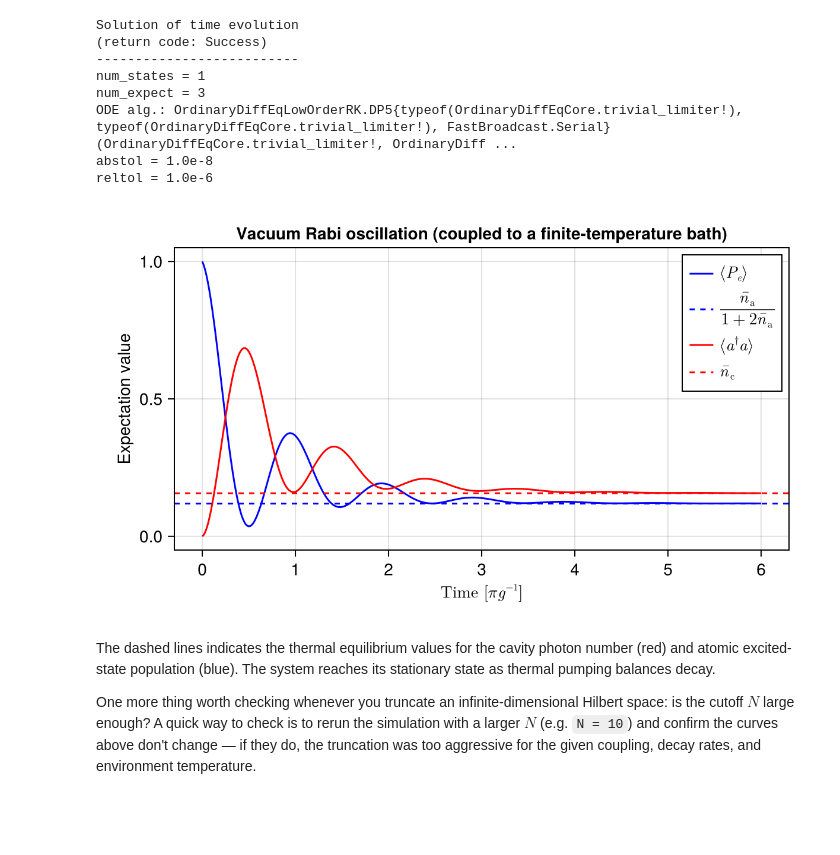
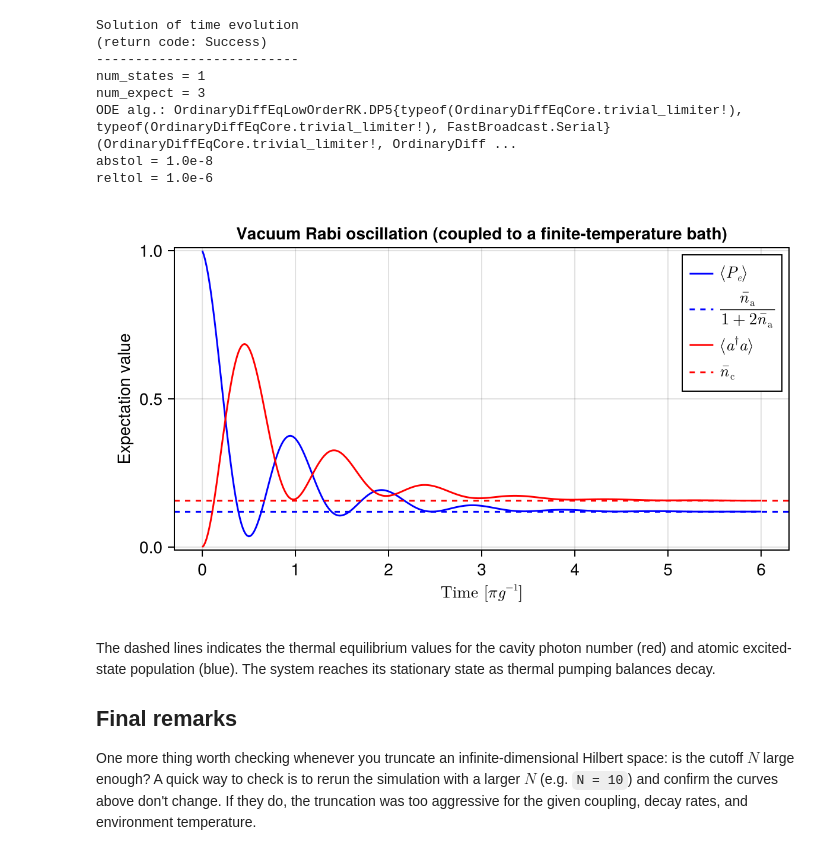
Before and after one commit to ltpn/nedoqs-tutorials, a Jupyter notebook: tutorials/01_quantumtoolbox_jl/3_vacuum_Rabi_oscillation.ipynb, the cells around one changed output. Cells and saved outputs as stored; diff of their text form; code cells hidden in the pictures; blank space fills up the shorter version.

```diff
--- a/tutorials/01_quantumtoolbox_jl/3_vacuum_Rabi_oscillation.ipynb
+++ b/tutorials/01_quantumtoolbox_jl/3_vacuum_Rabi_oscillation.ipynb
@@ -211,20 +304,28 @@ abstol = 1.0e-8
 reltol = 1.0e-6
 # %%
 fig = Figure(size = (600, 350))
-ax = Axis(fig[1, 1], xlabel = L"Time $[πg^{-1}]$", ylabel = "Expectation value", title = "Vacuum Rabi oscillation (coupled to a finite-temperature bath)")
+ax = Axis(
+    fig[1, 1],
+    xlabel = L"Time $[πg^{-1}]$",
+    ylabel = "Expectation value",
+    title = "Vacuum Rabi oscillation (coupled to a finite-temperature bath)",
+    limits = (nothing, nothing, -0.01, 1.01),
+)
 
 lines!(ax, tlist / T_Rabi, real(sol_th.expect[2, :]), color = :blue, label = L"\langle P_e\rangle")
-hlines!(ax, [Pe_th], color = :blue, linestyle = :dash, label = L"\frac{\bar{n}_\mathrm{a}}{1+2\bar{n}_\mathrm{a}}")
+hlines!(ax, [na / (1 + 2na)], color = :blue, linestyle = :dash, label = L"\frac{\bar{n}_\mathrm{a}}{1+2\bar{n}_\mathrm{a}}")
 
 lines!(ax, tlist / T_Rabi, real(sol_th.expect[1, :]), color = :red, label = L"\langle a^\dagger a\rangle")
 hlines!(ax, [nc], color = :red, linestyle = :dash, label = L"\bar{n}_\mathrm{c}")
 
 axislegend(ax, position = :rt)
 
 fig
 # %% [output]
-[figure, old version]
+[figure, new version]
 # %% [markdown]
 The dashed lines indicates the thermal equilibrium values for the cavity photon number (red) and atomic excited-state population (blue). The system reaches its stationary state as thermal pumping balances decay.
 
-One more thing worth checking whenever you truncate an infinite-dimensional Hilbert space: is the cutoff $N$ large enough? A quick way to check is to rerun the simulation with a larger $N$ (e.g. `N = 10`) and confirm the curves above don't change — if they do, the truncation was too aggressive for the given coupling, decay rates, and environment temperature.
+## Final remarks
+
+One more thing worth checking whenever you truncate an infinite-dimensional Hilbert space: is the cutoff $N$ large enough? A quick way to check is to rerun the simulation with a larger $N$ (e.g. `N = 10`) and confirm the curves above don't change. If they do, the truncation was too aggressive for the given coupling, decay rates, and environment temperature.
```
Also changed, not shown: parts of 17 cells of this notebook, 1 other file.
